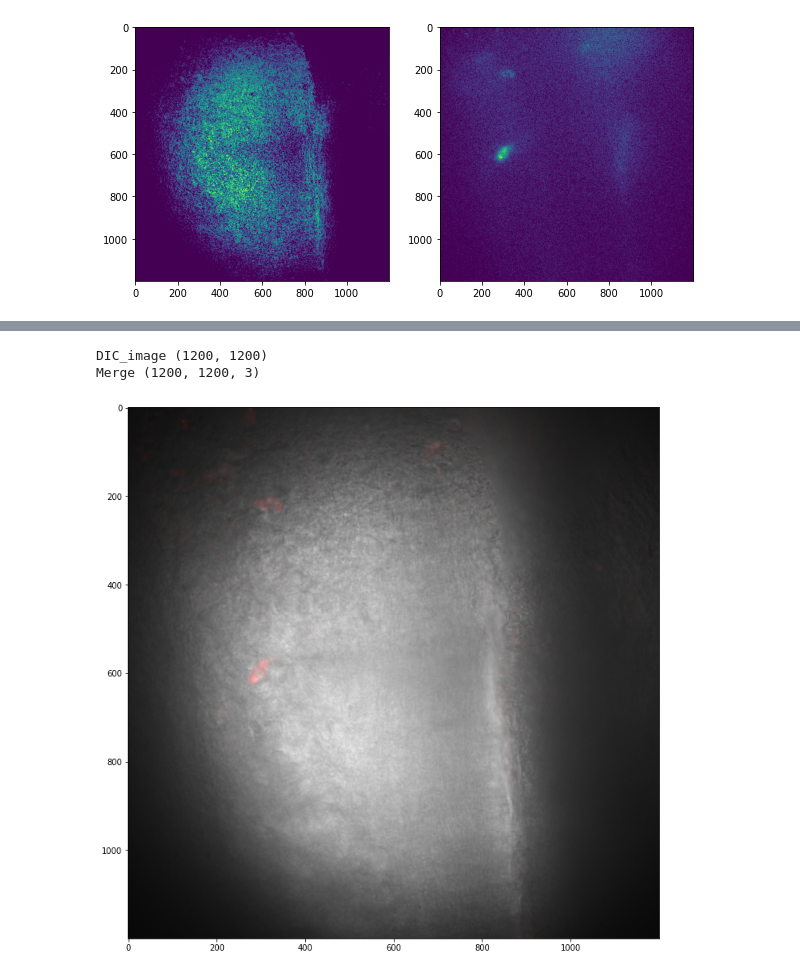
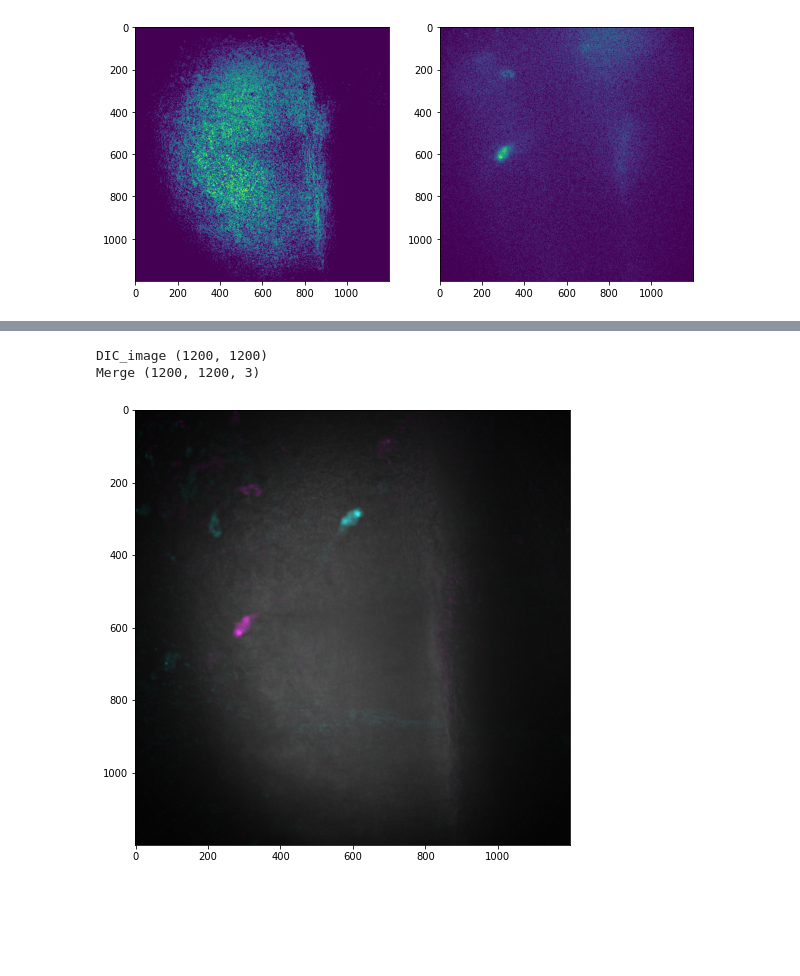
Before and after one commit to dtabuena/Images, a Jupyter notebook: PlayWithImages.ipynb, the cells around one changed output, grey strips where cells are left out. Cells and saved outputs as stored; diff of their text form; code cells hidden in the pictures; blank space fills up the shorter version.

```diff
--- a/PlayWithImages.ipynb
+++ b/PlayWithImages.ipynb
@@ -49,23 +37,32 @@ plt.show()
 # %%
 DIC_image =  imstack1[0,:,:]
 Red_image =  imstack1[1,:,:]
 print('DIC_image',DIC_image.shape)
 Merge = np.repeat( np.expand_dims(DIC_image,2),3,2)
-Merge = Merge/np.max(Merge)*.95
+Merge = Merge/np.max(Merge)*.2
 print('Merge',Merge.shape)
 
 Red_image = skimage.filters.difference_of_gaussians(Red_image,low_sigma=2 ,high_sigma=20)
 Red_image[Red_image<0] = 0
 Red_image = Red_image/(np.max(Red_image))
 rem = 1 - Merge[:,:,0]
 to_add = rem*Red_image
 
 Merge[:,:,0] = Merge[:,:,0]+to_add
-plt.imshow(Merge)
+Merge[:,:,2] = Merge[:,:,1]+to_add.T
+merge_cym = rgb_cmy(Merge)
+plt.imshow(merge_cym)
+
+plt.imshow(merge_cym)
 fig = plt.gcf()
-fig.set_figheight(12)
-fig.set_figwidth(12)
+size = 8
+fig.set_figheight(size)
+fig.set_figwidth(size)
+
+
+
+plt.show()
 # %% [output]
 DIC_image (1200, 1200)
 Merge (1200, 1200, 3)
-[figure, old version]
+[figure, new version]
```
Also changed, not shown: parts of 4 cells of this notebook.
